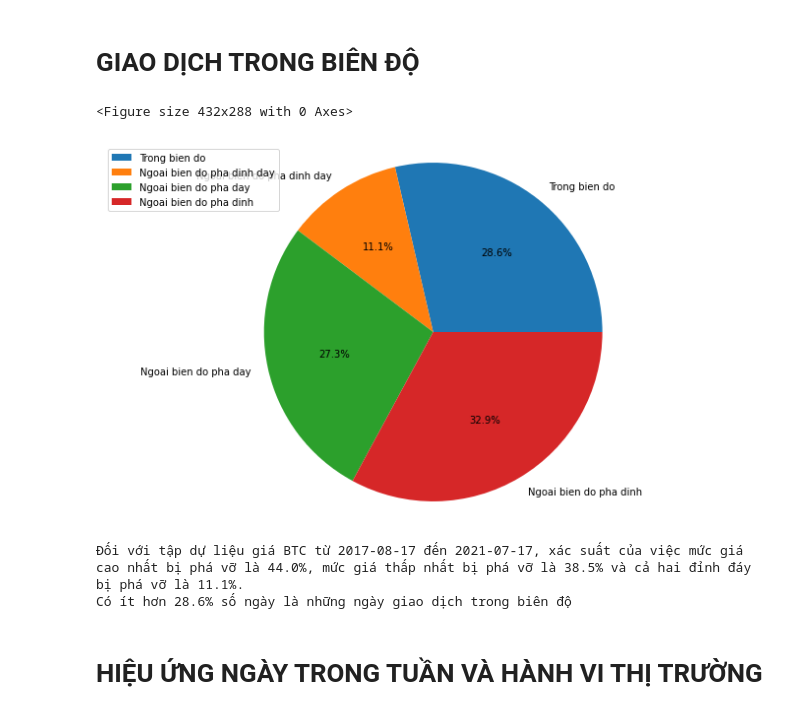
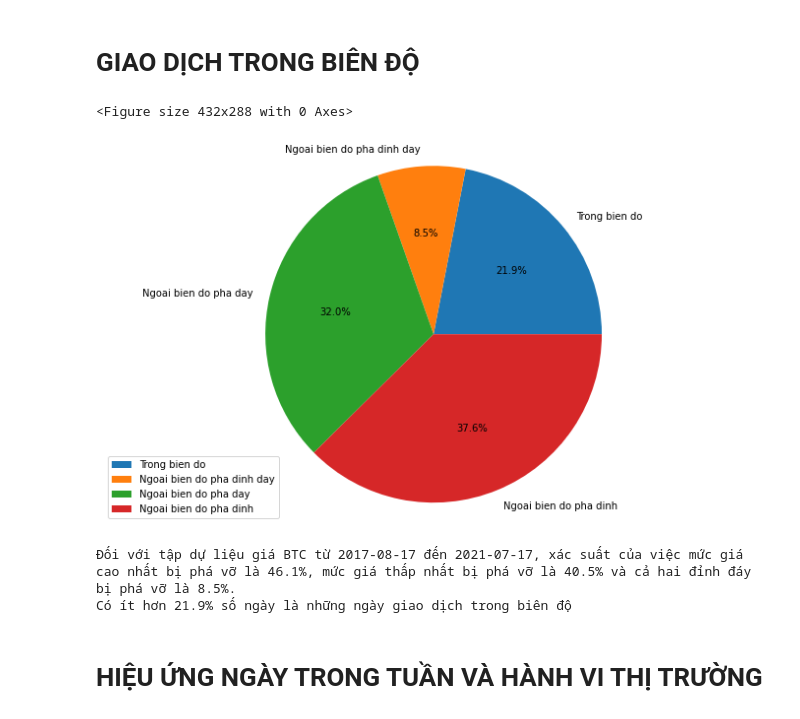
Before and after one commit to bachpx195/the_big_trade, a Jupyter notebook: TheBigTrade/insideDayAndOutsideDay.ipynb, the cells around one changed output. Saved outputs shown, nothing was run; the diff lists cells and outputs as text; code cells hidden in the pictures.

```diff
--- a/TheBigTrade/insideDayAndOutsideDay.ipynb
+++ b/TheBigTrade/insideDayAndOutsideDay.ipynb
@@ -12,27 +12,31 @@ bitcoin_prices = candlestick.to_df()
 
 bitcoin_prices.describe()
 
+bitcoin_prices['day_name'] = bitcoin_prices[['open']].apply(
+    lambda x: x.name.strftime("%A"), axis=1)
 
-total = bitcoin_prices.date.count()
+total = bitcoin_prices.iloc[:,0].count()
 # %% [markdown]
 # GIAO DỊCH TRONG BIÊN ĐỘ
 # %%
 data = [0]
 
-for index, row in bitcoin_prices.iterrows():
-    if index < 1 or index > bitcoin_prices['close'].count() - 1:
+for index in range(0, total):
+    if index < 1:
         continue
 
     # trong biên độ
     inside_bar_type = 0
+    current_row = bitcoin_prices.iloc[index]
+    previous_row = bitcoin_prices.iloc[index - 1]
 
-    if row['low'] < bitcoin_prices.iloc[index - 1]['low'] and row['high'] > bitcoin_prices.iloc[index - 1]['high']:
+    if current_row['low'] < previous_row['low'] and current_row['high'] > previous_row['high']:
         # Ngoài biên độ phá vỡ đỉnh và dáy
         inside_bar_type = 1
-    elif row['low'] < bitcoin_prices.iloc[index - 1]['low']:
+    elif current_row['low'] < previous_row['low']:
         # Ngoài biên độ phá vỡ dáy
         inside_bar_type = 2
-    elif row['high'] > bitcoin_prices.iloc[index - 1]['high']:
+    elif current_row['high'] > previous_row['high']:
         # Ngoài biên độ phá vỡ đỉnh
         inside_bar_type = 3
 
@@ -41,37 +45,37 @@ for index, row in bitcoin_prices.iterrows():
 bitcoin_prices['inside_bar_type'] = data
 
 group_inside_bar_type = bitcoin_prices.groupby(
     'inside_bar_type').inside_bar_type.count()
 
 labels = 'Trong bien do', 'Ngoai bien do pha dinh day', 'Ngoai bien do pha day', 'Ngoai bien do pha dinh'
 sizes = [group_inside_bar_type.loc[0],
          group_inside_bar_type.loc[1], group_inside_bar_type.loc[2], group_inside_bar_type.loc[3]]
 
 plt.figure()
 fig1, ax1 = plt.subplots(figsize=(12, 7))
 ax1.pie(sizes, labels=labels, autopct='%1.1f%%')
 ax1.axis('equal')  # Equal aspect ratio ensures that pie is drawn as a circle.
 
 plt.legend()
 plt.show()
 
-first_date = bitcoin_prices.loc[0, 'date'].date()
-last_date = bitcoin_prices.iloc[-1, 0].date()
+first_date = bitcoin_prices.iloc[0].name.date()
+last_date = bitcoin_prices.iloc[-1].name.date()
 probability_break_high = '{:.1%}'.format((group_inside_bar_type.loc[3] +
                                           group_inside_bar_type.loc[1])/total)
 probability_break_low = '{:.1%}'.format((group_inside_bar_type.loc[2] +
                                          group_inside_bar_type.loc[1])/total)
 probability_break_both = '{:.1%}'.format(group_inside_bar_type.loc[1]/total)
 probability_inside_day = '{:.1%}'.format(group_inside_bar_type.loc[0]/total)
 
 print(
     f"Đối với tập dự liệu giá BTC từ {first_date} đến {last_date}, xác suất của việc mức giá cao nhất bị phá vỡ là {probability_break_high}, mức giá thấp nhất bị phá vỡ là {probability_break_low} và cả hai đỉnh đáy bị phá vỡ là {probability_break_both}.")
 print(
     f"Có ít hơn {probability_inside_day} số ngày là những ngày giao dịch trong biên độ")
 # %% [output]
 <Figure size 432x288 with 0 Axes>
-[figure, old version]
+[figure, new version]
-Đối với tập dự liệu giá BTC từ 2017-08-17 đến 2021-07-17, xác suất của việc mức giá cao nhất bị phá vỡ là 44.0%, mức giá thấp nhất bị phá vỡ là 38.5% và cả hai đỉnh đáy bị phá vỡ là 11.1%.
-Có ít hơn 28.6% số ngày là những ngày giao dịch trong biên độ
+Đối với tập dự liệu giá BTC từ 2017-08-17 đến 2021-07-17, xác suất của việc mức giá cao nhất bị phá vỡ là 46.1%, mức giá thấp nhất bị phá vỡ là 40.5% và cả hai đỉnh đáy bị phá vỡ là 8.5%.
+Có ít hơn 21.9% số ngày là những ngày giao dịch trong biên độ
 # %% [markdown]
 # HIỆU ỨNG NGÀY TRONG TUẦN VÀ HÀNH VI THỊ TRƯỜNG
```
Also changed, not shown: parts of 3 cells of this notebook, 1 other file.
